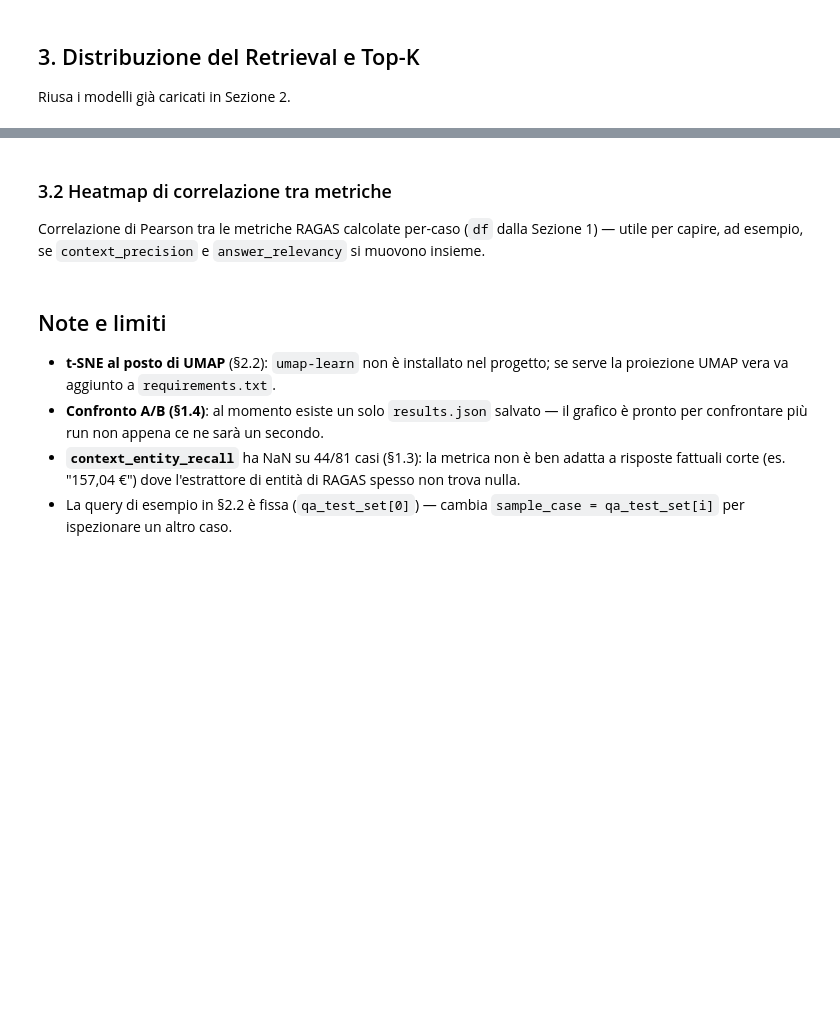
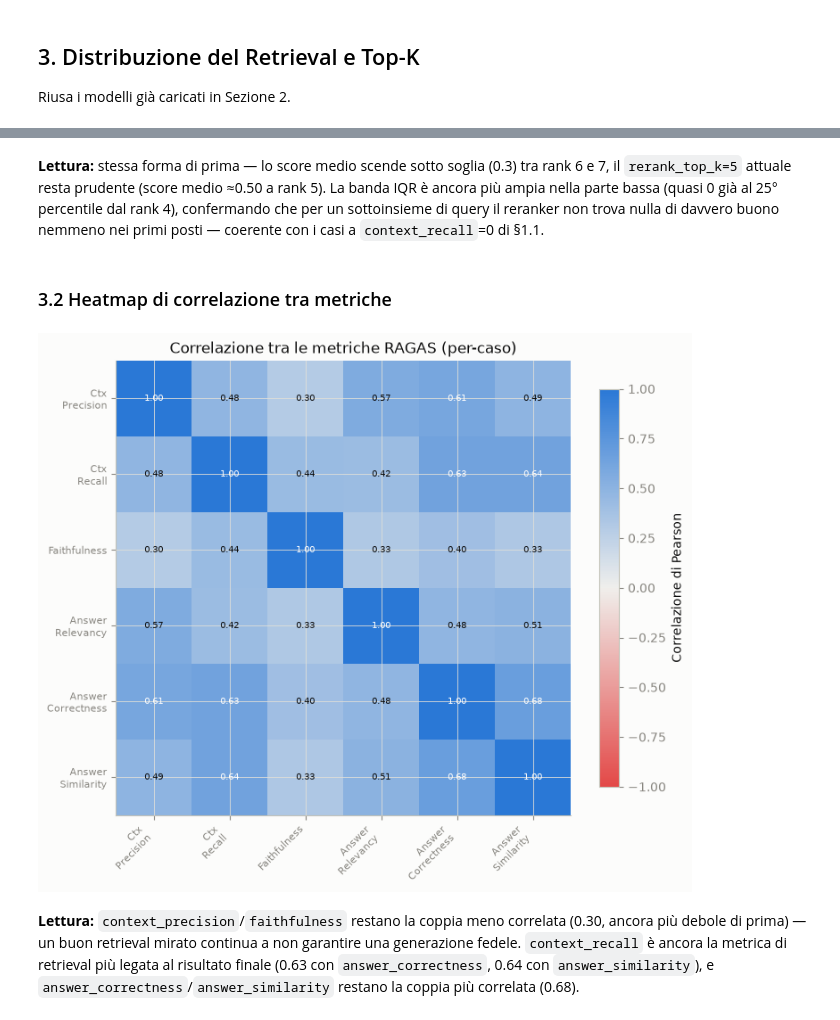
Before and after one commit to michelenardini99/rag_unibo, a Jupyter notebook: notebook/evaluation.ipynb, the cells around one changed output, grey strips where cells are left out. Drawn from its saved outputs; the diff is of its cells as text; code cells hidden in the pictures; blank space fills up the shorter version.

```diff
--- a/notebook/evaluation.ipynb
+++ b/notebook/evaluation.ipynb
@@ -456,43 +408,35 @@ plt.show()
-# %% [markdown]
-### 3.2 Heatmap di correlazione tra metriche
-
-Correlazione di Pearson tra le metriche RAGAS calcolate per-caso (`df` dalla Sezione 1) — utile
-per capire, ad esempio, se `context_precision` e `answer_relevancy` si muovono insieme.
+# %% [markdown]
+**Lettura:** stessa forma di prima — lo score medio scende sotto soglia (0.3) tra rank 6 e 7, il `rerank_top_k=5` attuale resta prudente (score medio ≈0.50 a rank 5). La banda IQR è ancora più ampia nella parte bassa (quasi 0 già al 25° percentile dal rank 4), confermando che per un sottoinsieme di query il reranker non trova nulla di davvero buono nemmeno nei primi posti — coerente con i casi a `context_recall`=0 di §1.1.
+# %% [markdown]
+### 3.2 Heatmap di correlazione tra metriche
 # %%
-corr_metrics = ["context_precision", "context_recall", "context_entity_recall",
+corr_metrics = ["context_precision", "context_recall",
                 "faithfulness", "answer_relevancy", "answer_correctness", "answer_similarity"]
-corr_labels = ["Ctx\nPrecision", "Ctx\nRecall", "Ctx Entity\nRecall", "Faithfulness",
+corr_labels = ["Ctx\nPrecision", "Ctx\nRecall", "Faithfulness",
                "Answer\nRelevancy", "Answer\nCorrectness", "Answer\nSimilarity"]
 
 corr = df[corr_metrics].corr(method="pearson")
 
 fig, ax = plt.subplots(figsize=(7.5, 6.5))
 im = ax.imshow(corr.values, cmap=DIVERGING_CMAP, vmin=-1, vmax=1)
 
 ax.set_xticks(range(len(corr_labels)))
 ax.set_yticks(range(len(corr_labels)))
 ax.set_xticklabels(corr_labels, fontsize=8, rotation=45, ha="right")
 ax.set_yticklabels(corr_labels, fontsize=8)
 
 for i in range(len(corr_labels)):
     for j in range(len(corr_labels)):
         val = corr.values[i, j]
         text_color = "white" if abs(val) > 0.6 else INK
         ax.text(j, i, f"{val:.2f}", ha="center", va="center", fontsize=7.5, color=text_color)
 
 cbar = fig.colorbar(im, ax=ax, shrink=0.8)
 cbar.set_label("Correlazione di Pearson")
 ax.set_title("Correlazione tra le metriche RAGAS (per-caso)")
 plt.tight_layout()
 plt.show()
+# %% [output]
+[figure, added]
-# %% [markdown]
-## Note e limiti
-
-- **t-SNE al posto di UMAP** (§2.2): `umap-learn` non è installato nel progetto; se serve la
-  proiezione UMAP vera va aggiunto a `requirements.txt`.
-- **Confronto A/B (§1.4)**: al momento esiste un solo `results.json` salvato — il grafico è
-  pronto per confrontare più run non appena ce ne sarà un secondo.
-- **`context_entity_recall`** ha NaN su 44/81 casi (§1.3): la metrica non è ben adatta a risposte
-  fattuali corte (es. "157,04 €") dove l'estrattore di entità di RAGAS spesso non trova nulla.
-- La query di esempio in §2.2 è fissa (`qa_test_set[0]`) — cambia `sample_case = qa_test_set[i]`
-  per ispezionare un altro caso.
+# %% [markdown]
+**Lettura:** `context_precision`/`faithfulness` restano la coppia meno correlata (0.30, ancora più debole di prima) — un buon retrieval mirato continua a non garantire una generazione fedele. `context_recall` è ancora la metrica di retrieval più legata al risultato finale (0.63 con `answer_correctness`, 0.64 con `answer_similarity`), e `answer_correctness`/`answer_similarity` restano la coppia più correlata (0.68).
```
Also changed, not shown: parts of 54 cells of this notebook, 23 other files.
